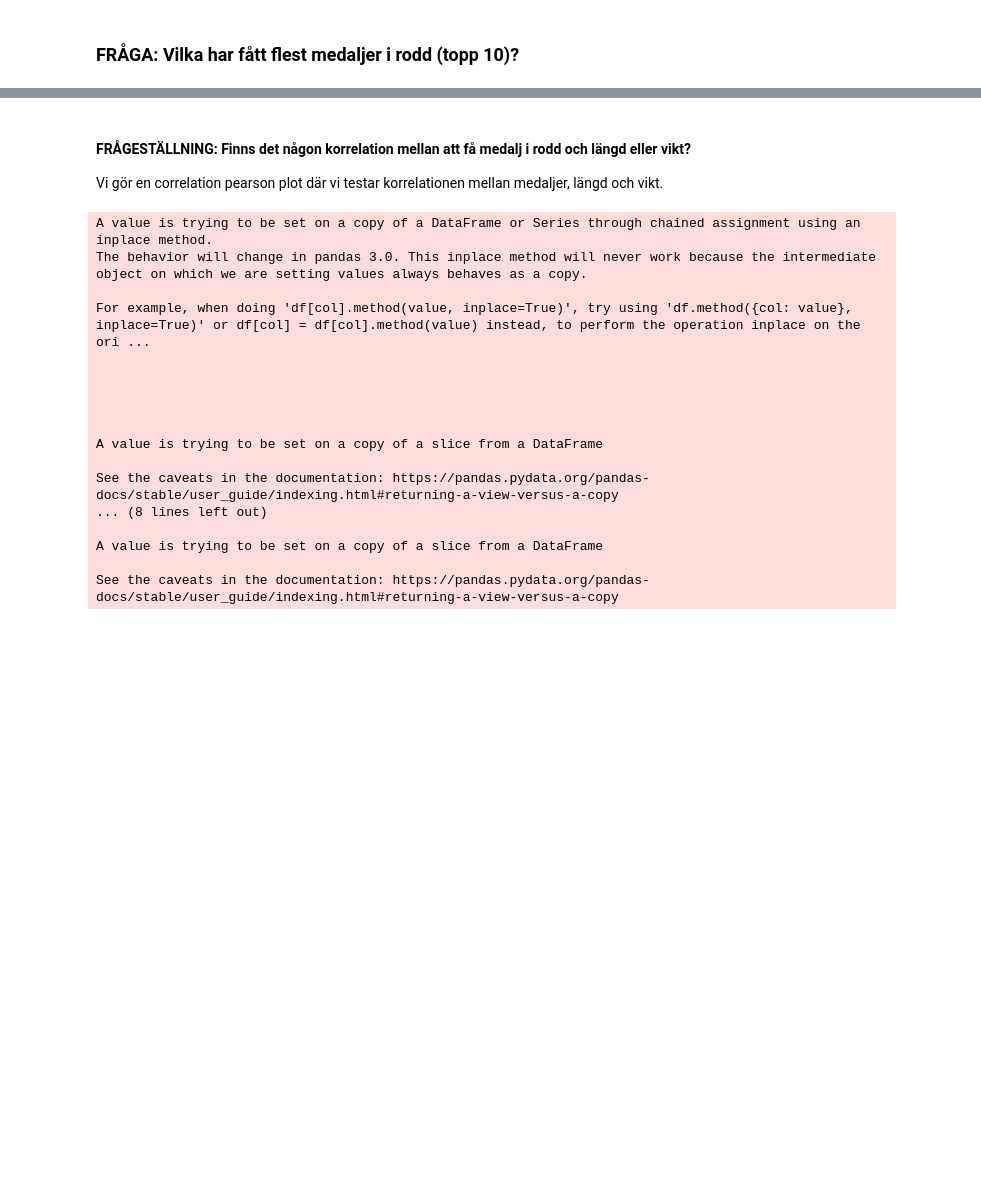
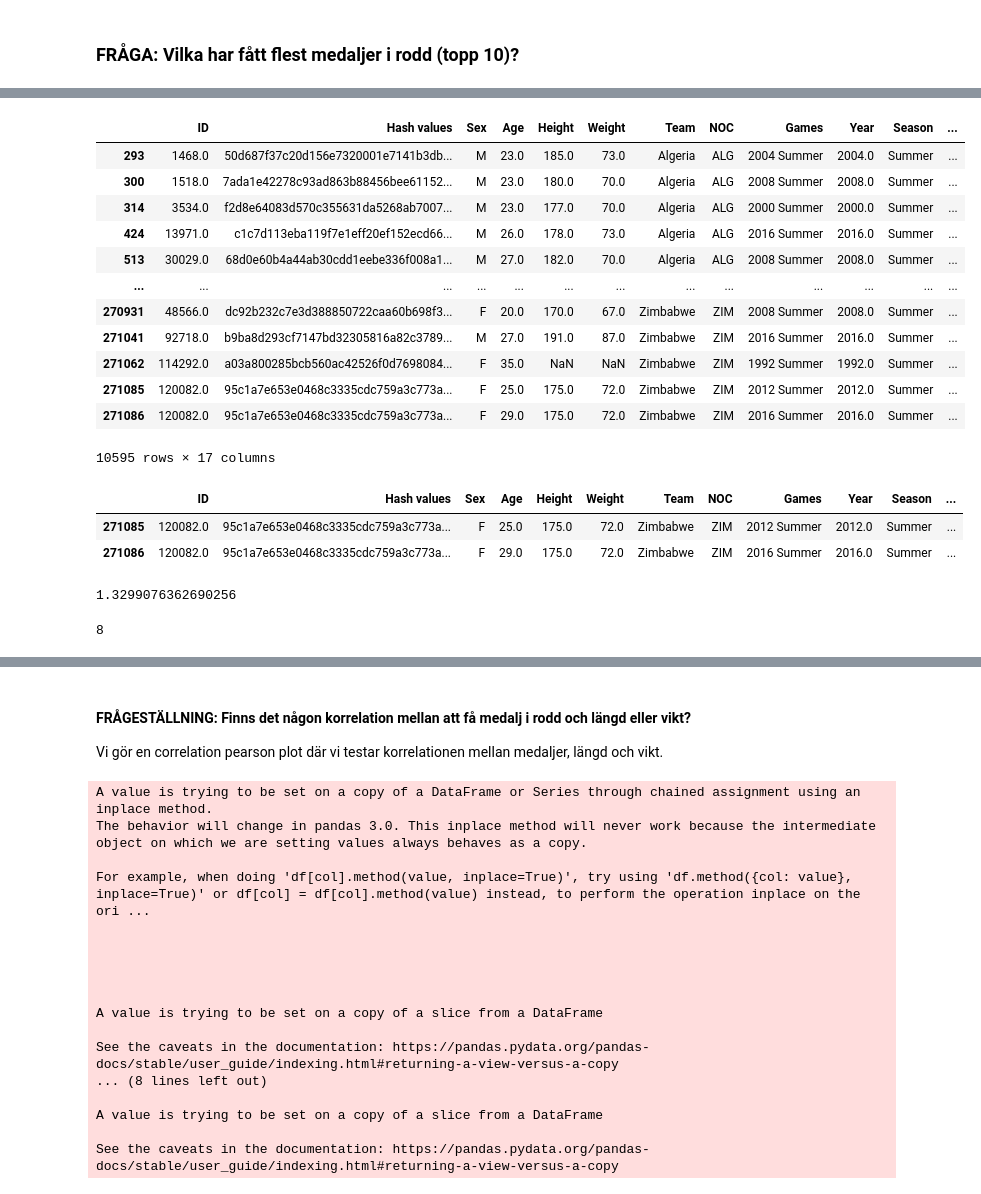
Before and after one commit to pontuskungsbacka/Project_OS_Australia, a Jupyter notebook: notebooks/Julia.ipynb, the cells around one changed output, grey strips where cells are left out. Cells and saved outputs as stored; diff of their text form; code cells hidden in the pictures; blank space fills up the shorter version.

```diff
--- a/notebooks/Julia.ipynb
+++ b/notebooks/Julia.ipynb
@@ -137,0 +138,40 @@ fig_bar.show()
+# %%
+rowing_rows
+# %% [output]
+|  | ID | Hash values | Sex | Age | Height | Weight | Team | NOC | Games | Year | Season | ... |
+| 293 | 1468.0 | 50d687f37c20d156e7320001e7141b3db... | M | 23.0 | 185.0 | 73.0 | Algeria | ALG | 2004 Summer | 2004.0 | Summer | ... |
+| 300 | 1518.0 | 7ada1e42278c93ad863b88456bee61152... | M | 23.0 | 180.0 | 70.0 | Algeria | ALG | 2008 Summer | 2008.0 | Summer | ... |
+| 314 | 3534.0 | f2d8e64083d570c355631da5268ab7007... | M | 23.0 | 177.0 | 70.0 | Algeria | ALG | 2000 Summer | 2000.0 | Summer | ... |
+| 424 | 13971.0 | c1c7d113eba119f7e1eff20ef152ecd66... | M | 26.0 | 178.0 | 73.0 | Algeria | ALG | 2016 Summer | 2016.0 | Summer | ... |
+| 513 | 30029.0 | 68d0e60b4a44ab30cdd1eebe336f008a1... | M | 27.0 | 182.0 | 70.0 | Algeria | ALG | 2008 Summer | 2008.0 | Summer | ... |
+| ... | ... | ... | ... | ... | ... | ... | ... | ... | ... | ... | ... | ... |
+| 270931 | 48566.0 | dc92b232c7e3d388850722caa60b698f3... | F | 20.0 | 170.0 | 67.0 | Zimbabwe | ZIM | 2008 Summer | 2008.0 | Summer | ... |
+| 271041 | 92718.0 | b9ba8d293cf7147bd32305816a82c3789... | M | 27.0 | 191.0 | 87.0 | Zimbabwe | ZIM | 2016 Summer | 2016.0 | Summer | ... |
+| 271062 | 114292.0 | a03a800285bcb560ac42526f0d7698084... | F | 35.0 | NaN | NaN | Zimbabwe | ZIM | 1992 Summer | 1992.0 | Summer | ... |
+| 271085 | 120082.0 | 95c1a7e653e0468c3335cdc759a3c773a... | F | 25.0 | 175.0 | 72.0 | Zimbabwe | ZIM | 2012 Summer | 2012.0 | Summer | ... |
+| 271086 | 120082.0 | 95c1a7e653e0468c3335cdc759a3c773a... | F | 29.0 | 175.0 | 72.0 | Zimbabwe | ZIM | 2016 Summer | 2016.0 | Summer | ... |
+10595 rows × 17 columns
+# %%
+rowing_rows[rowing_rows['ID']==120082.0]
+# %% [output]
+|  | ID | Hash values | Sex | Age | Height | Weight | Team | NOC | Games | Year | Season | ... |
+| 271085 | 120082.0 | 95c1a7e653e0468c3335cdc759a3c773a... | F | 25.0 | 175.0 | 72.0 | Zimbabwe | ZIM | 2012 Summer | 2012.0 | Summer | ... |
+| 271086 | 120082.0 | 95c1a7e653e0468c3335cdc759a3c773a... | F | 29.0 | 175.0 | 72.0 | Zimbabwe | ZIM | 2016 Summer | 2016.0 | Summer | ... |
+# %%
+unique_rower_IDs = rowing_rows["ID"].unique()
+
+years_rowing = []
+
+for person in unique_rower_IDs:
+    single_rower_years = rowing_rows[rowing_rows['ID']==person]["Year"].nunique()
+    years_rowing.append(single_rower_years)
+
+mean_years_rowing = st.mean(years_rowing)
+mean_years_rowing
+# %% [output]
+1.3299076362690256
+# %%
+max_value = max(years_rowing)
+max_value
+# %% [output]
+8
```
Also changed, not shown: parts of 15 cells of this notebook, 2 other files.
